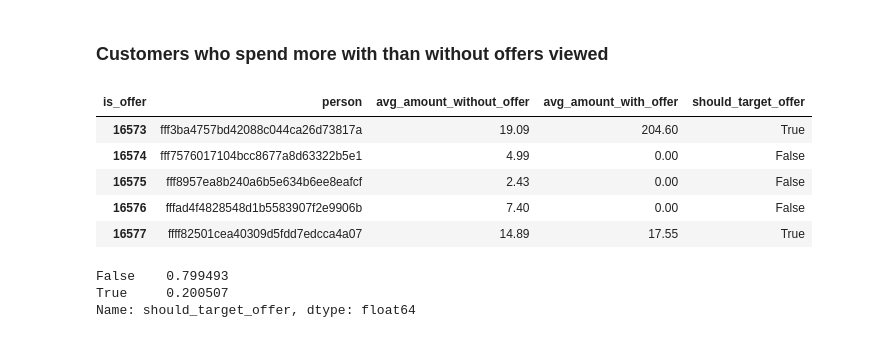
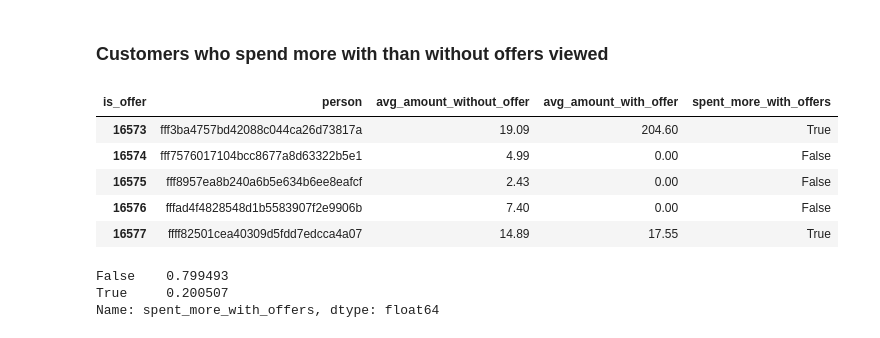
Before and after one commit to AndreGoncalves013/Starbucks_Customer_Offer_Targeting, a Jupyter notebook: src/starbucks_offers_eda.ipynb, the cells around one changed output. Saved outputs shown, nothing was run; the diff lists cells and outputs as text; code cells hidden in the pictures.

Commit message:
Changed feature name on one of the analysis

```diff
--- a/src/starbucks_offers_eda.ipynb
+++ b/src/starbucks_offers_eda.ipynb
@@ -209,20 +209,20 @@ grouped_df.pivot(columns='age_group', values='is_offer').plot.hist(bins=10)
 # %%
 
 grouped_df = transactions_per_offer_type_df.groupby(['person', 'is_offer']).amount.mean().reset_index()
 pivot_df = grouped_df.pivot(index='person', columns='is_offer', values='amount').fillna(0).round(2).reset_index()
 pivot_df = pivot_df.rename(columns={0:'avg_amount_without_offer', 1:'avg_amount_with_offer'})
-pivot_df['should_target_offer'] = pivot_df['avg_amount_with_offer'] > pivot_df['avg_amount_without_offer']
+pivot_df['spent_more_with_offers'] = pivot_df['avg_amount_with_offer'] > pivot_df['avg_amount_without_offer']
 pivot_df.tail()
 # %% [output]
-| is_offer | person | avg_amount_without_offer | avg_amount_with_offer | should_target_offer |
+| is_offer | person | avg_amount_without_offer | avg_amount_with_offer | spent_more_with_offers |
 | 16573 | fff3ba4757bd42088c044ca26d73817a | 19.09 | 204.60 | True |
 | 16574 | fff7576017104bcc8677a8d63322b5e1 | 4.99 | 0.00 | False |
 | 16575 | fff8957ea8b240a6b5e634b6ee8eafcf | 2.43 | 0.00 | False |
 | 16576 | fffad4f4828548d1b5583907f2e9906b | 7.40 | 0.00 | False |
 | 16577 | ffff82501cea40309d5fdd7edcca4a07 | 14.89 | 17.55 | True |
 # %%
-pivot_df.should_target_offer.value_counts(normalize=True)
+pivot_df.spent_more_with_offers.value_counts(normalize=True)
 # %% [output]
 False    0.799493
 True     0.200507
-Name: should_target_offer, dtype: float64
+Name: spent_more_with_offers, dtype: float64
```
